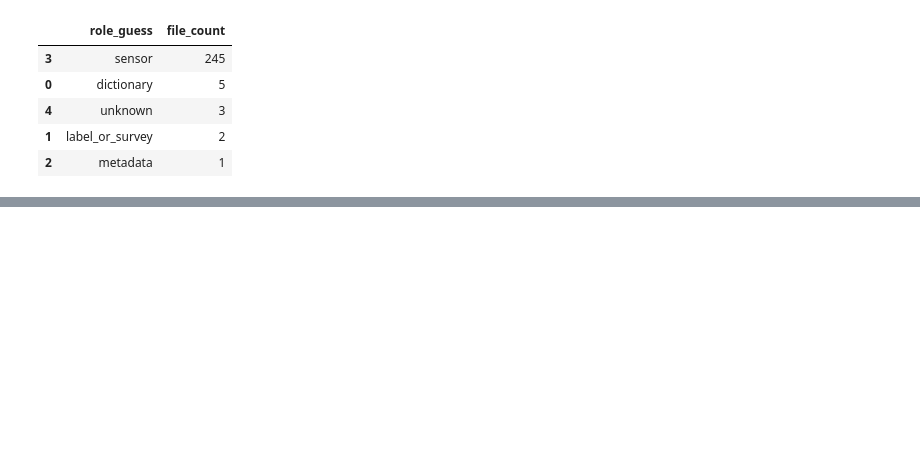
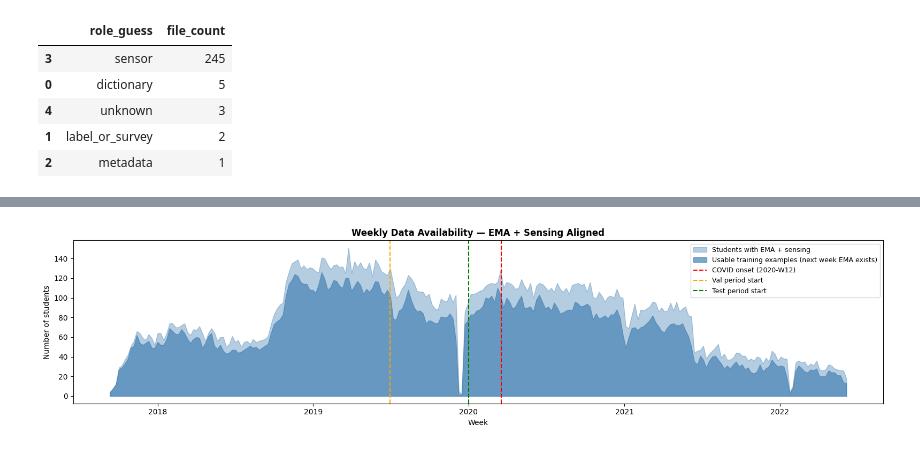
Before and after one commit to kristinajoks/mlops-pipeline-demo, a Jupyter notebook: notebooks/phase1_data_understanding/01_dataset_inspection.ipynb, the cells around one changed output, grey strips where cells are left out. Drawn from its saved outputs; the diff is of its cells as text; code cells hidden in the pictures; blank space fills up the shorter version.

```diff
--- a/notebooks/phase1_data_understanding/01_dataset_inspection.ipynb
+++ b/notebooks/phase1_data_understanding/01_dataset_inspection.ipynb
@@ -197,6 +188,7 @@ important_files = [
     DATA_DIR / "EMA" / "Data Dictionary (general EMA).csv",
     DATA_DIR / "EMA" / "covid_ema.csv",
     DATA_DIR / "EMA" / "Data Dictionary (COVID EMA).csv",
+    DATA_DIR / "Sensing" / "sensing.csv",
 ]
 # %%
 column_inventory_rows = []
@@ -309,3 +301,18 @@ None
 | sse3_resp_median | 35348.0 | NaN | NaN | NaN | 1.993368 | 2.061981 | 0.046799 | 1.228678 | 1.623779 | 2.200024 | 75.798566 |
 | stress | 35348.0 | NaN | NaN | NaN | 2.520312 | 1.095161 | 1.0 | 2.0 | 2.0 | 3.0 | 5.0 |
 | avg_ema_spent_time | 39007.0 | NaN | NaN | NaN | 68.512771 | 1782.782014 | -14.562 | 11.841691 | 18.573543 | 29.086549 | 278659.821441 |
+# %%
+EXCLUDE_UIDS = [
+    "c0b0998fe60a905081764378d1102494",
+    "ea716dd032aaa0dcf8bfa36b1811917f",
+    "ad15fc229da933fbf1fc0f92fc9b55a3",
+]
+
+def parse_dates(df):
+    df = df.copy()
+    df["date"] = pd.to_datetime(df["day"].astype(str), format="%Y%m%d")
+    df["year_week"] = (
+        df["date"].dt.isocalendar().year.astype(str) + "-W" +
+        df["date"].dt.isocalendar().week.astype(str).str.zfill(2)
+    )
+    return df
@@ -311,0 +504,38 @@ None
+# %%
+# Show weekly data availability over time across all students
+weekly_counts = (
+    aligned.groupby("year_week")
+    .agg(
+        n_students=("uid", "nunique"),
+        n_with_next_ema=("has_next_week_ema", "sum")
+    )
+    .reset_index()
+)
+weekly_counts["week_dt"] = pd.to_datetime(
+    weekly_counts["year_week"] + "-1", format="%G-W%V-%u"
+)
+weekly_counts = weekly_counts.sort_values("week_dt")
+
+fig, ax = plt.subplots(figsize=(16, 4))
+ax.fill_between(weekly_counts["week_dt"],
+                weekly_counts["n_students"],
+                alpha=0.4, color="steelblue", label="Students with EMA + sensing")
+ax.fill_between(weekly_counts["week_dt"],
+                weekly_counts["n_with_next_ema"],
+                alpha=0.7, color="steelblue", label="Usable training examples (next week EMA exists)")
+ax.axvline(pd.Timestamp("2020-03-18"), color="red", linestyle="--",
+           linewidth=1.5, label="COVID onset (2020-W12)")
+ax.axvline(pd.Timestamp("2019-07-01"), color="orange", linestyle="--",
+           linewidth=1.5, label="Val period start")
+ax.axvline(pd.Timestamp("2020-01-01"), color="green", linestyle="--",
+           linewidth=1.5, label="Test period start")
+ax.set_title("Weekly Data Availability — EMA + Sensing Aligned", fontsize=12, fontweight="bold")
+ax.set_xlabel("Week")
+ax.set_ylabel("Number of students")
+ax.legend(fontsize=9)
+plt.tight_layout()
+plt.savefig("../../outputs/figures/cross_dataset_alignment.png",
+            dpi=150, bbox_inches="tight")
+plt.show()
+# %% [output]
+[figure, added]
```
Also changed, not shown: parts of 13 cells of this notebook, 5 other files.
